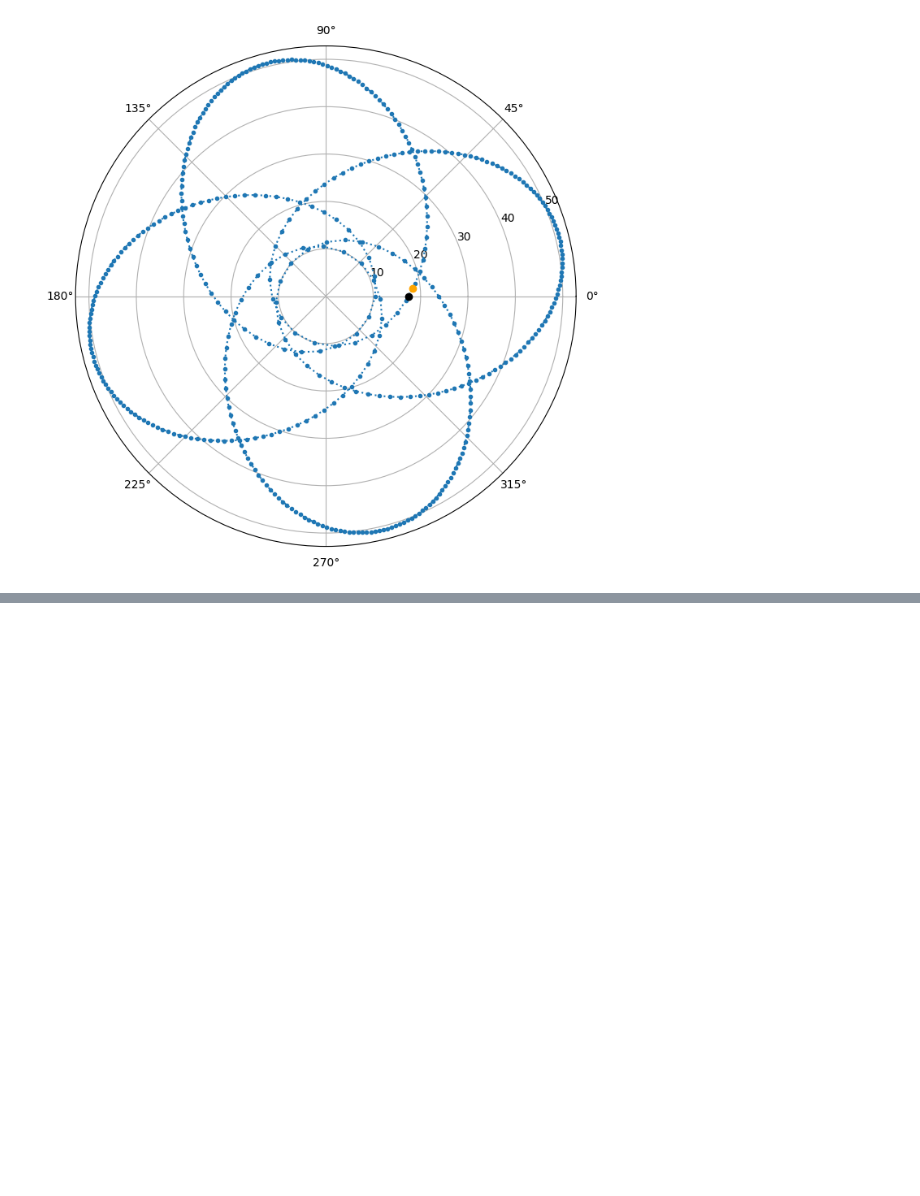
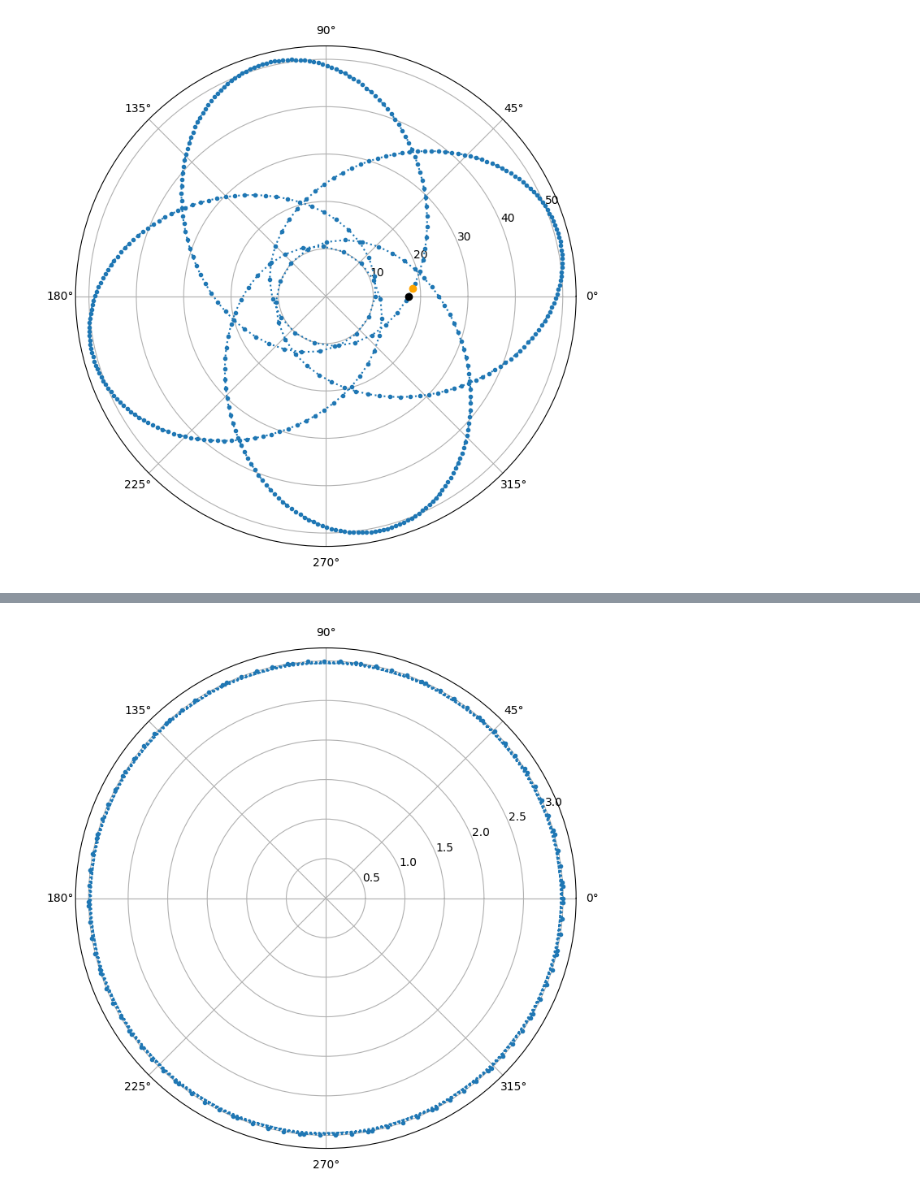
Before and after one commit to uo-phys/gr-winter25, a Jupyter notebook: notebooks/3 - Schwarzschild Geometry.ipynb, the cells around one changed output, grey strips where cells are left out. Saved outputs shown, nothing was run; the diff lists cells and outputs as text; code cells hidden in the pictures; blank space fills up the shorter version.

```diff
--- a/notebooks/3 - Schwarzschild Geometry.ipynb
+++ b/notebooks/3 - Schwarzschild Geometry.ipynb
@@ -128,0 +146,7 @@ plt.polar(x[-1,2], x[-1,1], marker='o', color='orange')
+# %%
+tau, x = integrate_geodesic(r0=r0, phi0=0, E=E, L=L, kappa=0, sign=-1, step=0.5)
+# %%
+plt.figure(figsize=(8, 8))
+plt.polar(x[:, 2], x[:, 1], marker='.', ls='dotted');
+# %% [output]
+[figure, added]
```
Also changed, not shown: parts of 6 cells of this notebook, 2 other files.
